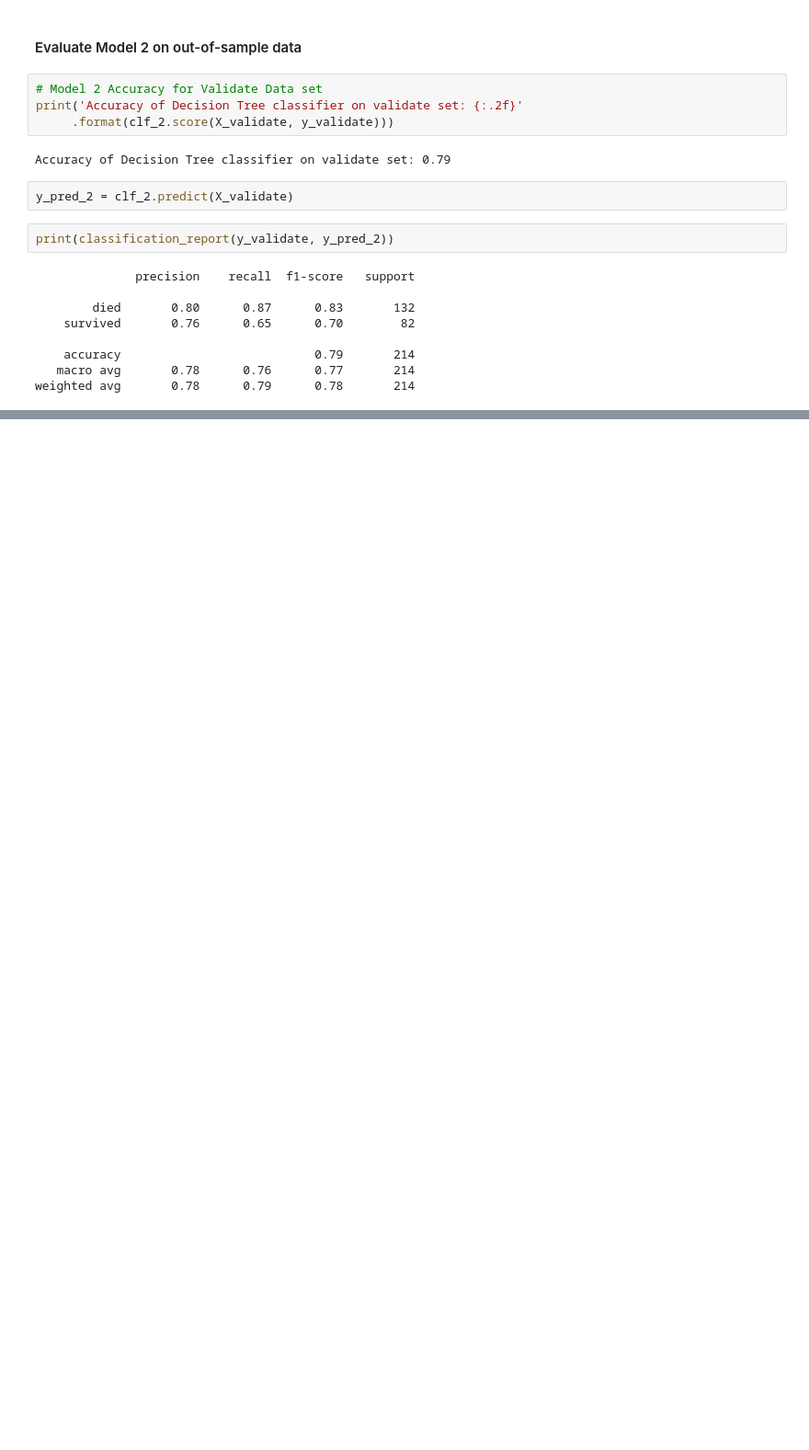
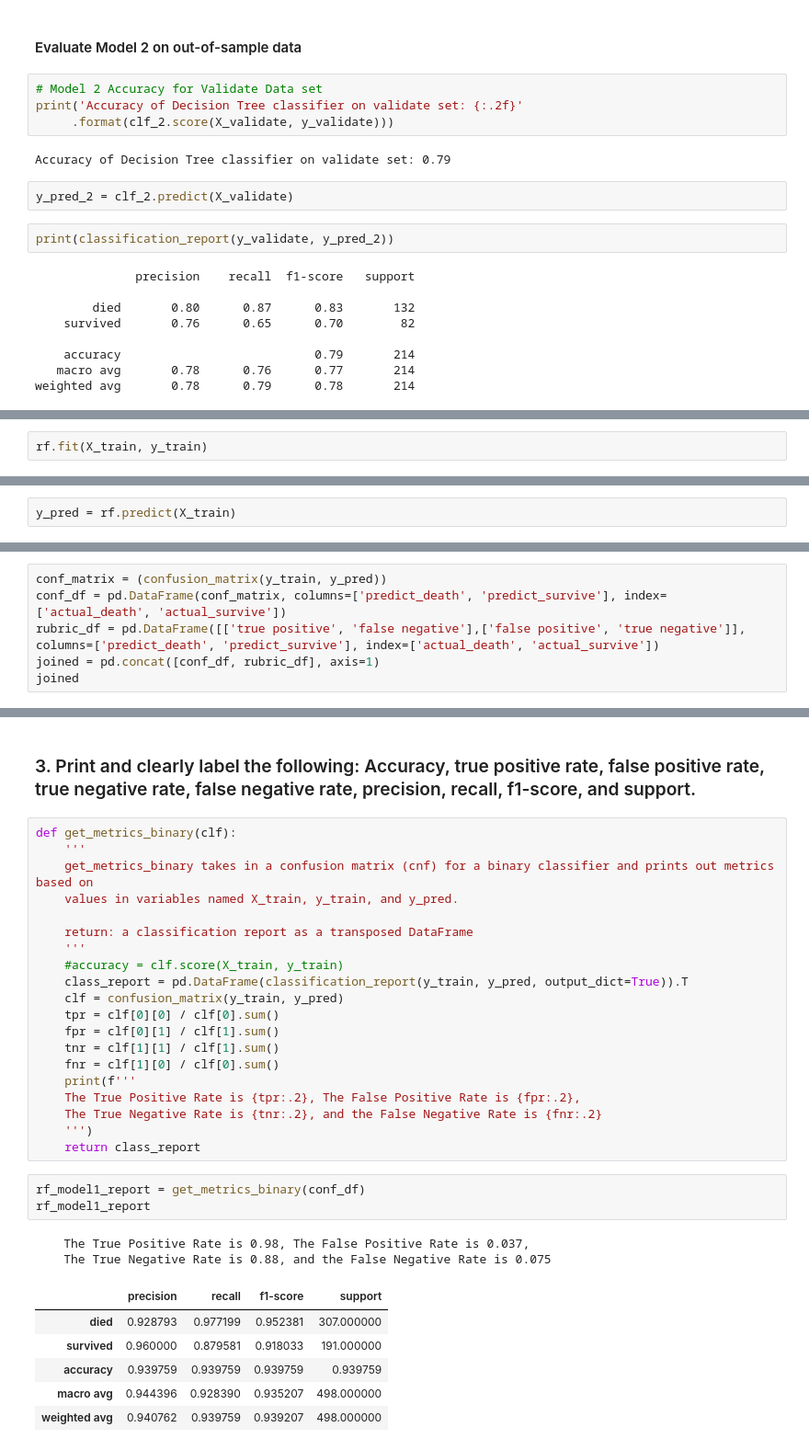
Before and after one commit to justin-m-sullivan/classification-exercises, a Jupyter notebook: model.ipynb, the cells around one changed output, grey strips where cells are left out. Shown at 92% size. Saved outputs shown, nothing was run; the diff lists cells and outputs as text; blank space fills up the shorter version.

```diff
--- a/model.ipynb
+++ b/model.ipynb
@@ -411,0 +452,2 @@ weighted avg       0.78      0.79      0.78       214
+# %%
+rf.fit(X_train, y_train)
@@ -411,0 +456,2 @@ weighted avg       0.78      0.79      0.78       214
+# %%
+y_pred = rf.predict(X_train)
@@ -411,0 +467,6 @@ weighted avg       0.78      0.79      0.78       214
+# %%
+conf_matrix = (confusion_matrix(y_train, y_pred))
+conf_df = pd.DataFrame(conf_matrix, columns=['predict_death', 'predict_survive'], index=['actual_death', 'actual_survive'])
+rubric_df = pd.DataFrame([['true positive', 'false negative'],['false positive', 'true negative']], columns=['predict_death', 'predict_survive'], index=['actual_death', 'actual_survive'])
+joined = pd.concat([conf_df, rubric_df], axis=1)
+joined
@@ -411,0 +488,34 @@ weighted avg       0.78      0.79      0.78       214
+# %% [markdown]
+### 3. Print and clearly label the following: Accuracy, true positive rate, false positive rate, true negative rate, false negative rate, precision, recall, f1-score, and support.
+# %%
+def get_metrics_binary(clf):
+    '''
+    get_metrics_binary takes in a confusion matrix (cnf) for a binary classifier and prints out metrics based on
+    values in variables named X_train, y_train, and y_pred.
+
+    return: a classification report as a transposed DataFrame
+    '''
+    #accuracy = clf.score(X_train, y_train)
+    class_report = pd.DataFrame(classification_report(y_train, y_pred, output_dict=True)).T
+    clf = confusion_matrix(y_train, y_pred)
+    tpr = clf[0][0] / clf[0].sum()
+    fpr = clf[0][1] / clf[1].sum()
+    tnr = clf[1][1] / clf[1].sum()
+    fnr = clf[1][0] / clf[0].sum()
+    print(f'''
+    The True Positive Rate is {tpr:.2}, The False Positive Rate is {fpr:.2},
+    The True Negative Rate is {tnr:.2}, and the False Negative Rate is {fnr:.2}
+    ''')
+    return class_report
+# %%
+rf_model1_report = get_metrics_binary(conf_df)
+rf_model1_report
+# %% [output]
+    The True Positive Rate is 0.98, The False Positive Rate is 0.037,
+    The True Negative Rate is 0.88, and the False Negative Rate is 0.075
+|  | precision | recall | f1-score | support |
+| died | 0.928793 | 0.977199 | 0.952381 | 307.000000 |
+| survived | 0.960000 | 0.879581 | 0.918033 | 191.000000 |
+| accuracy | 0.939759 | 0.939759 | 0.939759 | 0.939759 |
+| macro avg | 0.944396 | 0.928390 | 0.935207 | 498.000000 |
+| weighted avg | 0.940762 | 0.939759 | 0.939207 | 498.000000 |
```
Also changed, not shown: parts of 29 cells of this notebook.
